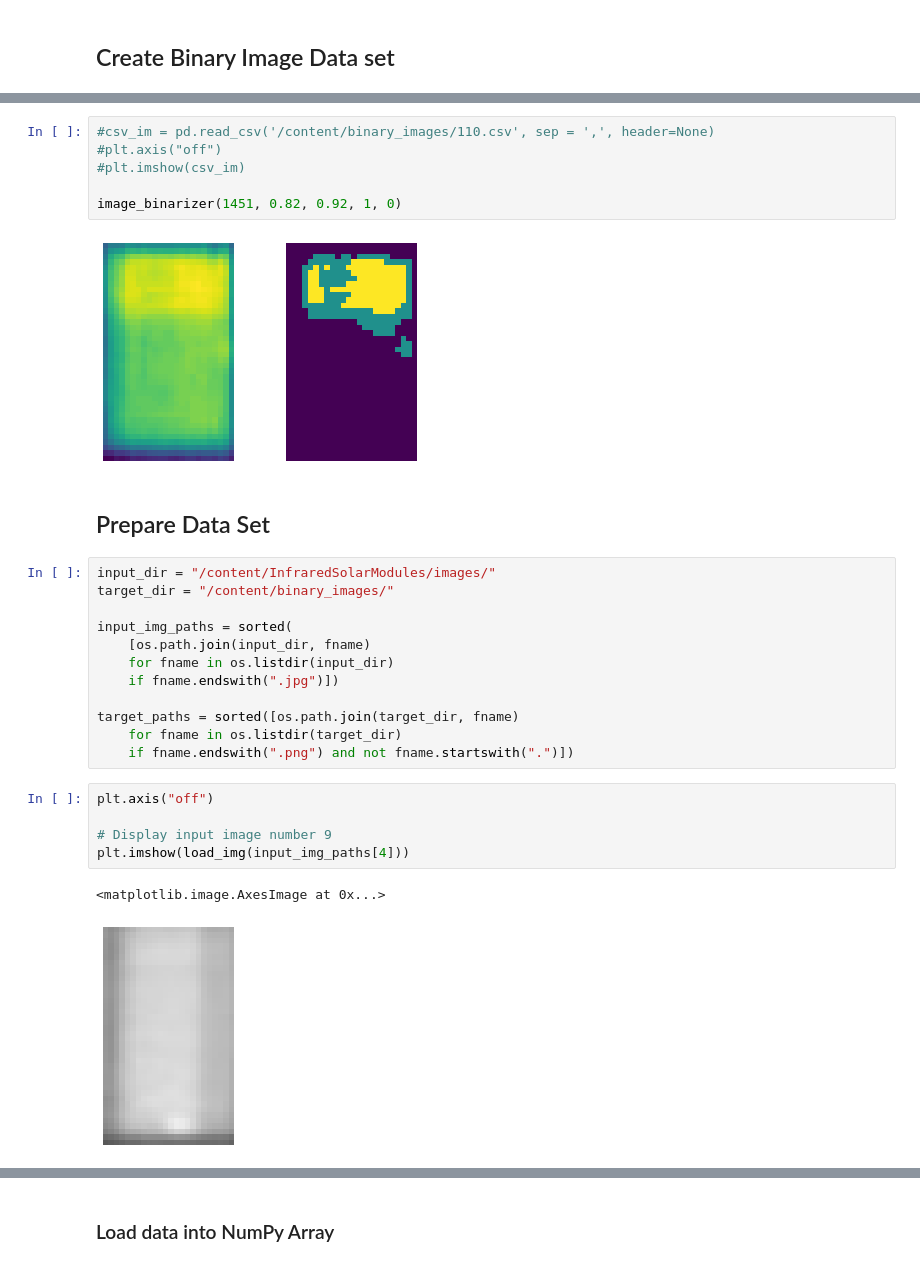
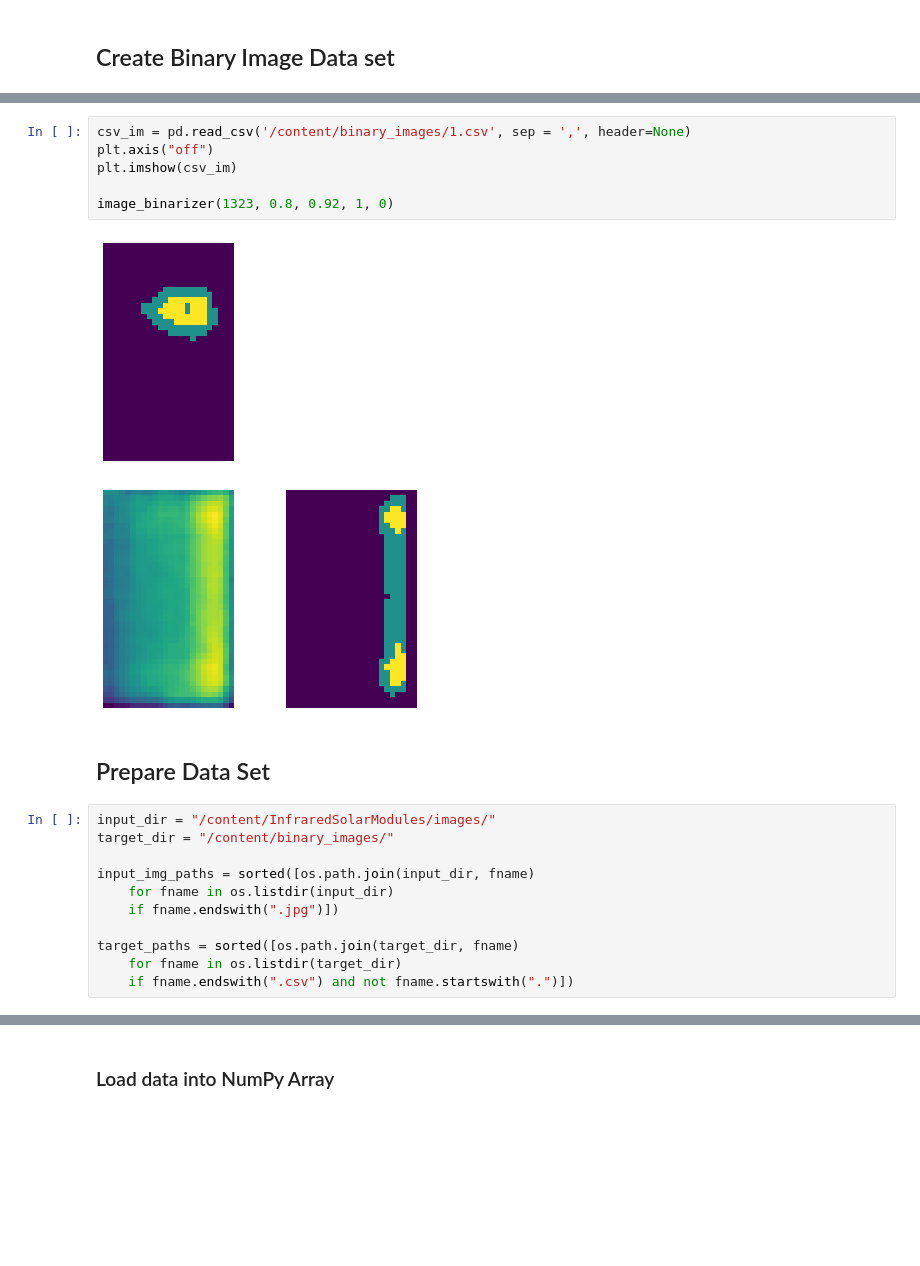
Before and after one commit to regiiis/dlv_group_project, a Jupyter notebook: object_detection.ipynb, the cells around one changed output, grey strips where cells are left out. Saved outputs shown, nothing was run; the diff lists cells and outputs as text; blank space fills up the shorter version.

```diff
--- a/object_detection.ipynb
+++ b/object_detection.ipynb
@@ -168,31 +168,23 @@ for i in range(1, 20):
 ... (7 outputs left out)
 # %%
-#csv_im = pd.read_csv('/content/binary_images/110.csv', sep = ',', header=None)
-#plt.axis("off")
-#plt.imshow(csv_im)
+csv_im = pd.read_csv('/content/binary_images/1.csv', sep = ',', header=None)
+plt.axis("off")
+plt.imshow(csv_im)
 
-image_binarizer(1451, 0.82, 0.92, 1, 0)
+image_binarizer(1323, 0.8, 0.92, 1, 0)
 # %% [output]
-[figure, old version]
+[figure, new version]
+[figure, added]
 # %% [markdown]
 ## Prepare Data Set
 # %%
 input_dir = "/content/InfraredSolarModules/images/"
 target_dir = "/content/binary_images/"
 
-input_img_paths = sorted(
-    [os.path.join(input_dir, fname)
+input_img_paths = sorted([os.path.join(input_dir, fname)
     for fname in os.listdir(input_dir)
     if fname.endswith(".jpg")])
 
 target_paths = sorted([os.path.join(target_dir, fname)
     for fname in os.listdir(target_dir)
-    if fname.endswith(".png") and not fname.startswith(".")])
+    if fname.endswith(".csv") and not fname.startswith(".")])
-# %%
-plt.axis("off")
-
-# Display input image number 9
-plt.imshow(load_img(input_img_paths[4]))
-# %% [output]
-<matplotlib.image.AxesImage at 0x...>
-[figure, removed]
```
Also changed, not shown: parts of 3 cells of this notebook.
